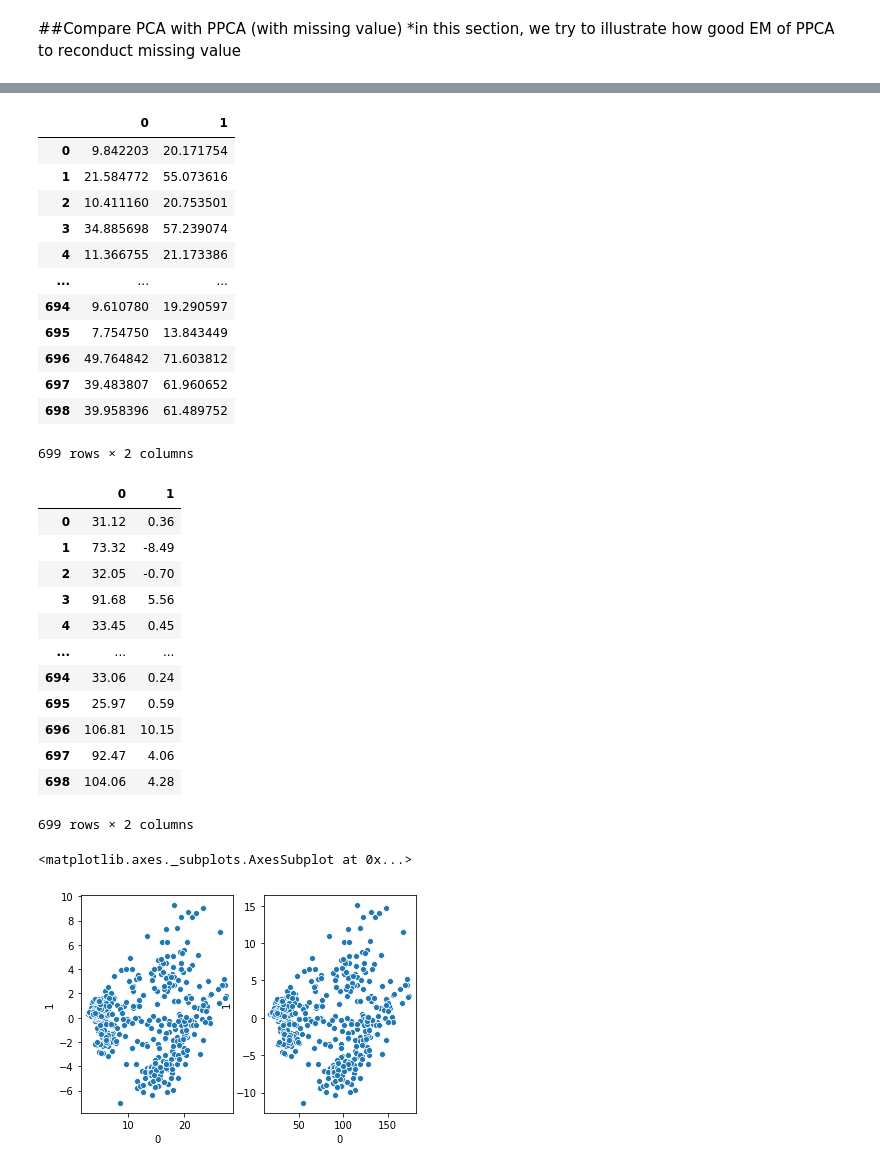
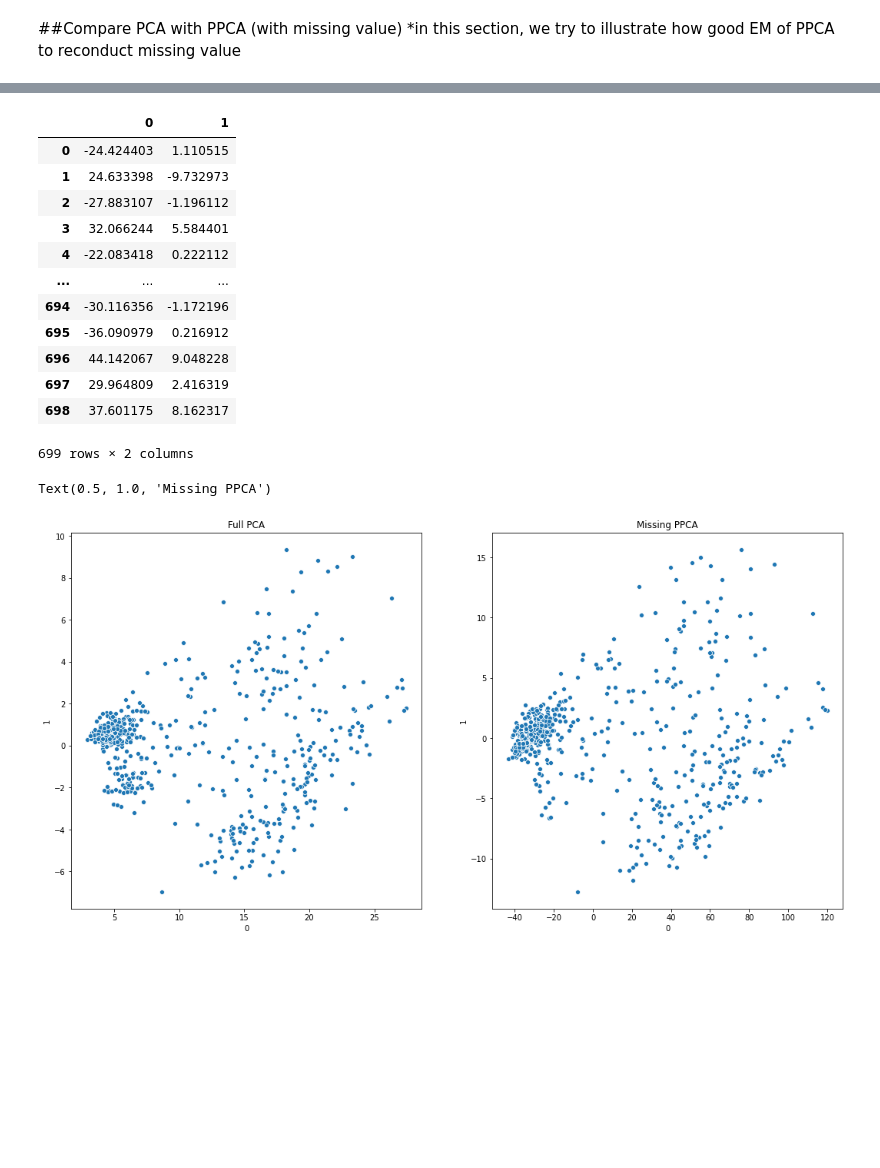
Before and after one commit to hhtnghia321/PPCA---project---Group-NNNV, a Jupyter notebook: fillna_with_PPCA.ipynb, the cells around one changed output, grey strips where cells are left out. Drawn from its saved outputs; the diff is of its cells as text; code cells hidden in the pictures; blank space fills up the shorter version.

```diff
--- a/fillna_with_PPCA.ipynb
+++ b/fillna_with_PPCA.ipynb
@@ -80,13 +89,15 @@ def PPCA1(data, q, sigma_init = 1, EM = False, pos_na = None): #pos_na là ma tr
             W_ml = S.dot(W).dot(np.linalg.inv(sigma*np.identity(q) + M_inv.dot(W.T).dot(S).dot(W)))
             sigma_ML = (1/d) * np.trace(S - S.dot(W).dot(M_inv).dot(W_ml.T))
             sigma_ML = np.absolute(sigma_ML)
-            if abs((sigma - sigma_ML)) <= 0.1:
+            if abs((sigma - sigma_ML)) <= 0.00000001:
                 break
             W = W_ml
             sigma = sigma_ML
-            #if pos_na != None:
-                #WtW_inv = np.linalg.inv(W.T.dot(W))
-                #data_hat = W.dot(WtW_inv).dot(W.T).dot(data.T).T
-                #data = fillna_with_posmatrix(data, data_hat, pos_na)
+            if isinstance(pos_na, list):
+                WtW_inv = np.linalg.inv(W.T.dot(W))
+                data_hat = W.dot(WtW_inv).dot(W.T).dot(data.T).T #estimate data mới
+                data = fillna_with_posmatrix(data, data_hat, pos_na) #chỉ update những vị trí bị thiếu
+        R_T = np.linalg.svd(W.T.dot(W))[0]
+        W = W.dot(R_T.T)
     return (W, sigma_ML, mean, data)
 # %%
@@ -148,8 +142,8 @@ Wall time: 6.2 µs
 from sklearn.decomposition import  PCA
 pca= PCA(2, random_state=2020)
 pca.fit(data)
-pca_comps = pca.components_
-pca_data = pd.DataFrame(pca_comps.dot(data.transpose()).transpose())
+pca_comps = pca.components_ # W.T
+pca_data = pd.DataFrame(pca_comps.dot(data.T).T)
 pca_data
 # %% [output]
 |  | 0 | 1 |
@@ -171,52 +165,36 @@ pos_na = pd.isna(data_miss).iloc[:,1:].values
 data_miss1 = data_miss.iloc[:,1:].values
 data_miss_filled = data_miss.fillna(0).iloc[:,1:].values
 ppca_miss = PPCA1(data_miss_filled, 2,EM=True,pos_na= pos_na)
-ppca_comp_miss = ppca_miss[0].T
+ppca_comp_miss = ppca_miss[0].T # W
 data_compl = ppca_miss[3]
-ppca_data_miss = pd.DataFrame(ppca_comp_miss.dot(data_compl.T).T)
+ppca_data_miss = pd.DataFrame(ppca_comp_miss.dot(data_compl.T - ppca_miss[2]).T)*(-1)
+ppca_data_miss[1] = ppca_data_miss[1]*[-1]
 ppca_data_miss
 # %% [output]
 |  | 0 | 1 |
-| 0 | 9.842203 | 20.171754 |
-| 1 | 21.584772 | 55.073616 |
-| 2 | 10.411160 | 20.753501 |
-| 3 | 34.885698 | 57.239074 |
-| 4 | 11.366755 | 21.173386 |
+| 0 | -24.424403 | 1.110515 |
+| 1 | 24.633398 | -9.732973 |
+| 2 | -27.883107 | -1.196112 |
+| 3 | 32.066244 | 5.584401 |
+| 4 | -22.083418 | 0.222112 |
 | ... | ... | ... |
-| 694 | 9.610780 | 19.290597 |
-| 695 | 7.754750 | 13.843449 |
-| 696 | 49.764842 | 71.603812 |
-| 697 | 39.483807 | 61.960652 |
-| 698 | 39.958396 | 61.489752 |
+| 694 | -30.116356 | -1.172196 |
+| 695 | -36.090979 | 0.216912 |
+| 696 | 44.142067 | 9.048228 |
+| 697 | 29.964809 | 2.416319 |
+| 698 | 37.601175 | 8.162317 |
 699 rows × 2 columns
-# %%
-ppca_miss = PPCA1(data, 2)
-ppca_comp_miss = ppca_miss[0].T
-data_compl = ppca_miss[3]
-ppca_data_miss = pd.DataFrame(ppca_comp_miss.dot(data_compl.T).T)
-ppca_data_miss
-# %% [output]
-|  | 0 | 1 |
-| 0 | 31.12 | 0.36 |
-| 1 | 73.32 | -8.49 |
-| 2 | 32.05 | -0.70 |
-| 3 | 91.68 | 5.56 |
-| 4 | 33.45 | 0.45 |
-| ... | ... | ... |
-| 694 | 33.06 | 0.24 |
-| 695 | 25.97 | 0.59 |
-| 696 | 106.81 | 10.15 |
-| 697 | 92.47 | 4.06 |
-| 698 | 104.06 | 4.28 |
-699 rows × 2 columns
 # %%
 import seaborn as sns
 import matplotlib.pyplot as plt
+plt.figure(figsize = (18,9))
+plt.tight_layout()
 plt.subplot(1,2,1)
-sns.scatterplot(x = 0, y = 1, data= pca_data)
-
+sns.scatterplot(x = 0, y = 1, data= pca_data, )
+plt.title("Full PCA")
 plt.subplot(1,2,2)
 sns.scatterplot(x = 0, y = 1, data= ppca_data_miss)
+plt.title("Missing PPCA")
 # %% [output]
-<matplotlib.axes._subplots.AxesSubplot at 0x...>
+Text(0.5, 1.0, 'Missing PPCA')
-[figure, old version]
+[figure, new version]
```
Also changed, not shown: parts of 12 cells of this notebook.
